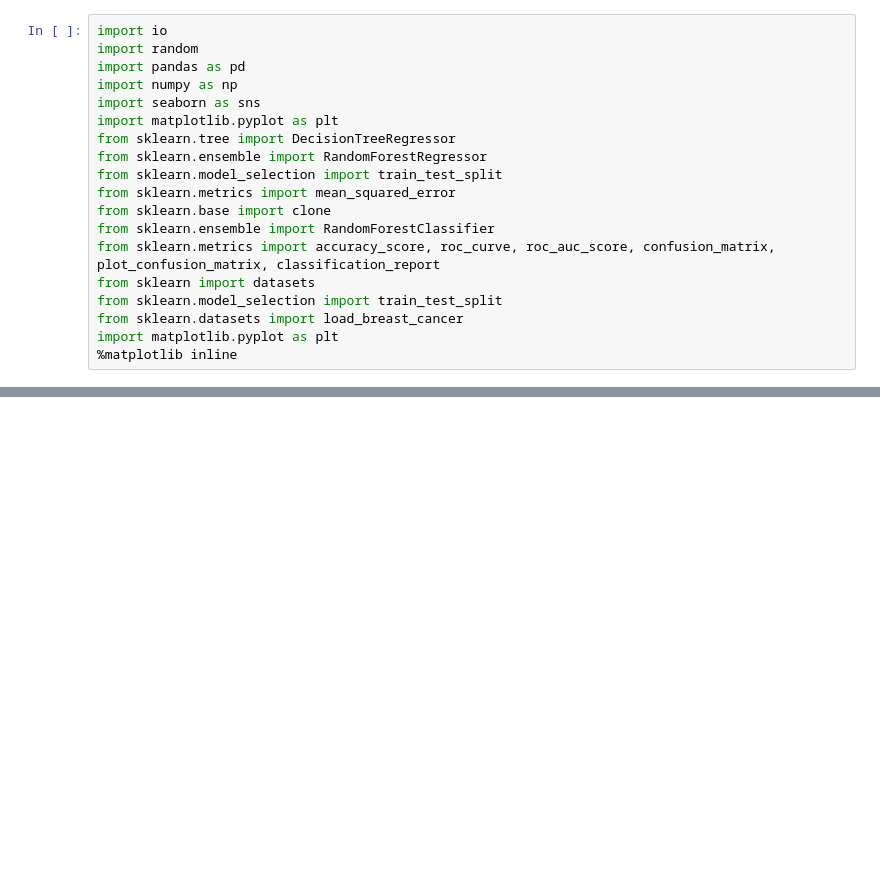
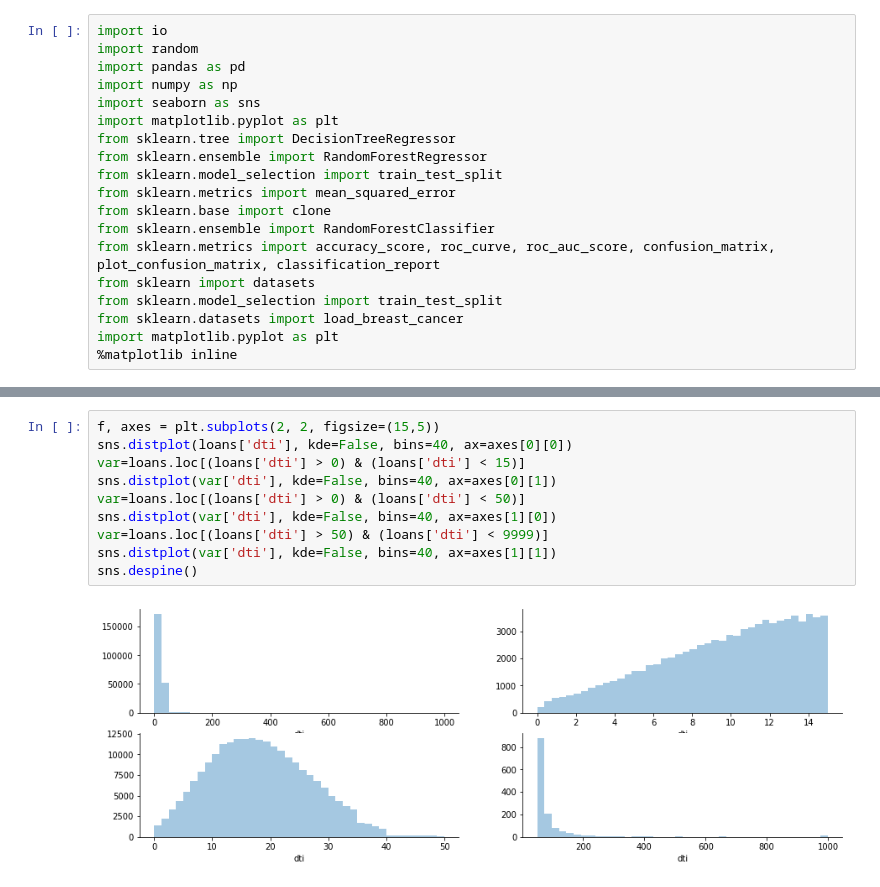
Before and after one commit to CarolinaMejiaMujica/Lending-Club-loan-data, a Jupyter notebook: Lending Club loan data.ipynb, the cells around one changed output, grey strips where cells are left out. Cells and saved outputs as stored; diff of their text form; blank space fills up the shorter version.

```diff
--- a/Lending Club loan data.ipynb
+++ b/Lending Club loan data.ipynb
@@ -104,0 +153,12 @@ Name: loan_status, dtype: int64
+# %%
+f, axes = plt.subplots(2, 2, figsize=(15,5))
+sns.distplot(loans['dti'], kde=False, bins=40, ax=axes[0][0])
+var=loans.loc[(loans['dti'] > 0) & (loans['dti'] < 15)]
+sns.distplot(var['dti'], kde=False, bins=40, ax=axes[0][1])
+var=loans.loc[(loans['dti'] > 0) & (loans['dti'] < 50)]
+sns.distplot(var['dti'], kde=False, bins=40, ax=axes[1][0])
+var=loans.loc[(loans['dti'] > 50) & (loans['dti'] < 9999)]
+sns.distplot(var['dti'], kde=False, bins=40, ax=axes[1][1])
+sns.despine()
+# %% [output]
+[figure, added]
```
Also changed, not shown: parts of 33 cells of this notebook.
